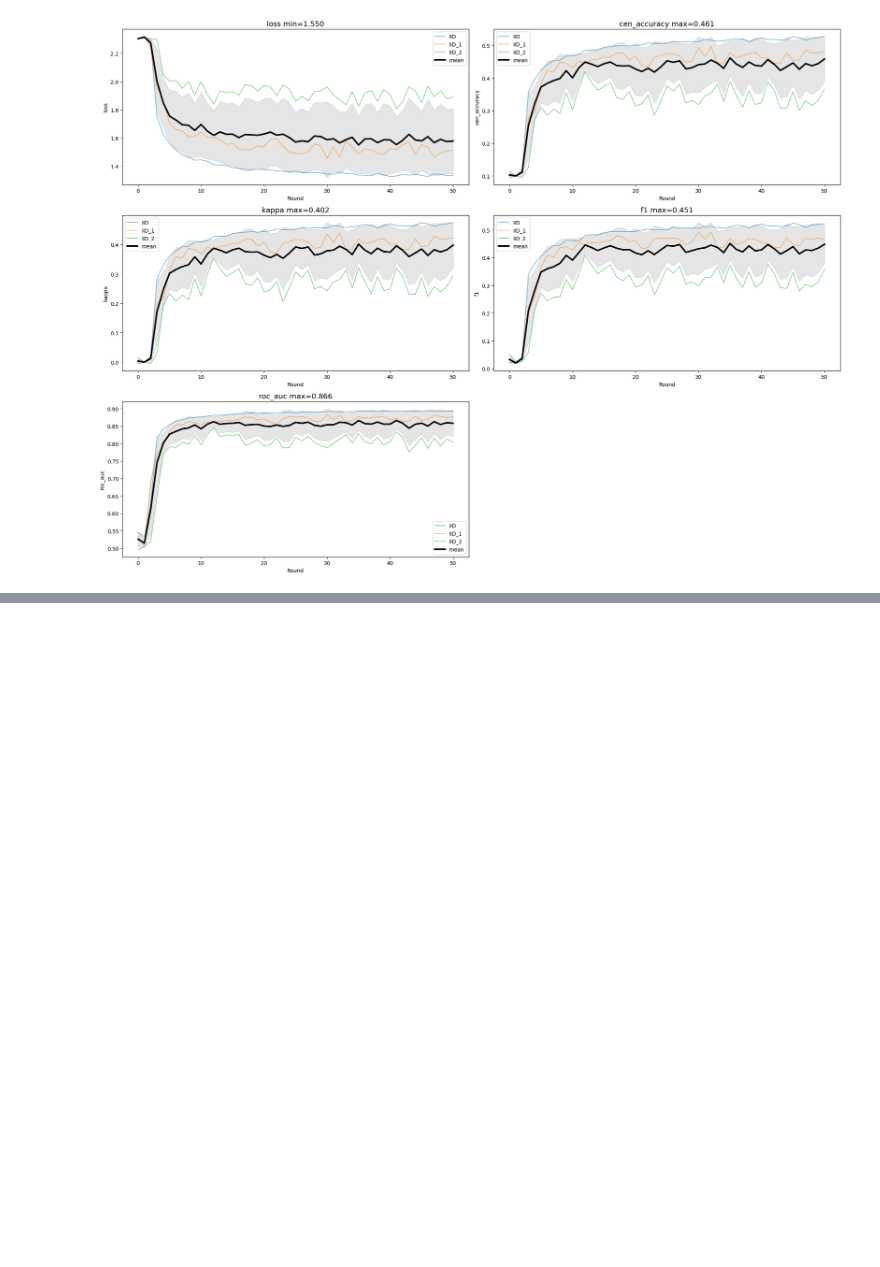
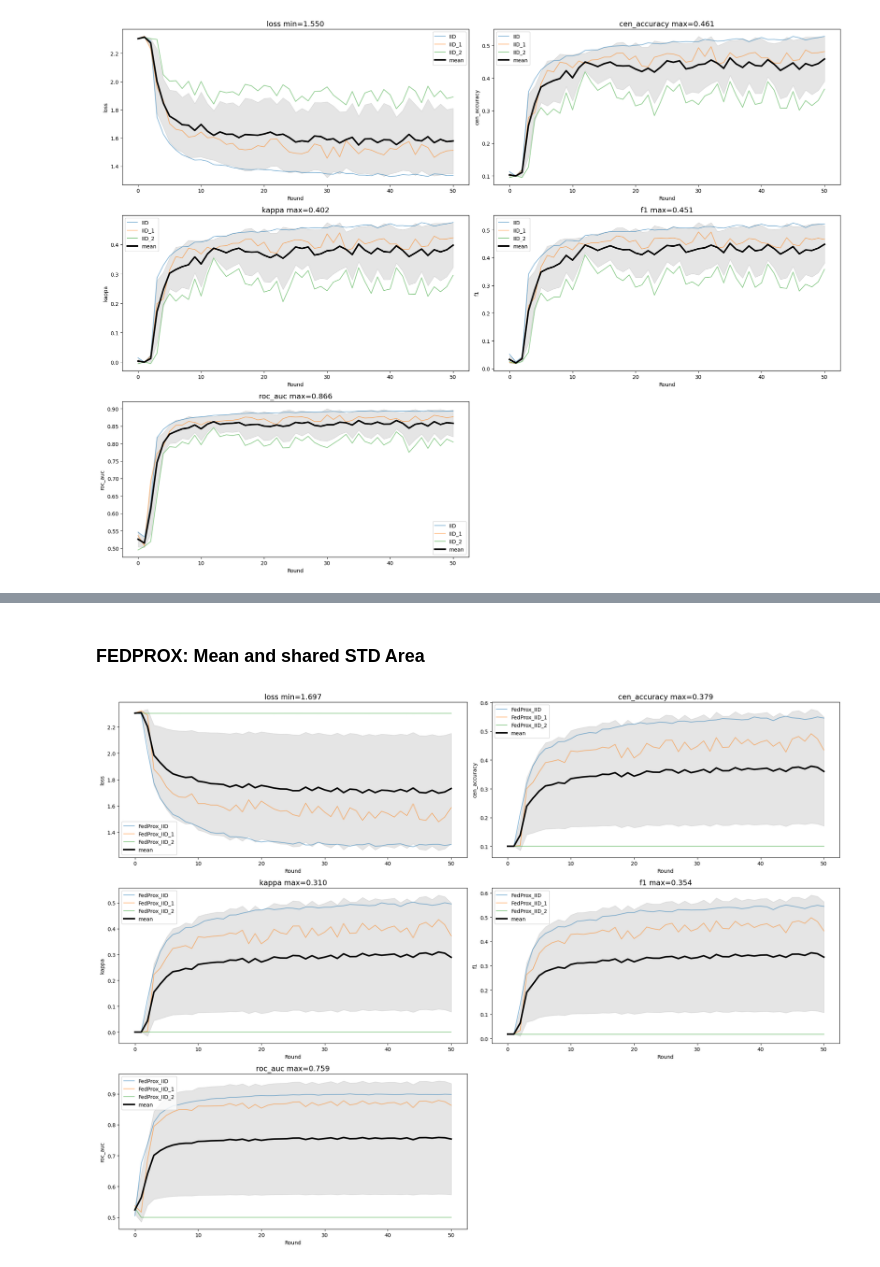
Before and after one commit to alhu22/Fedarated_learning, a Jupyter notebook: plots.ipynb, the cells around one changed output, grey strips where cells are left out. Cells and saved outputs as stored; diff of their text form; code cells hidden in the pictures; blank space fills up the shorter version.

```diff
--- a/plots.ipynb
+++ b/plots.ipynb
@@ -193,0 +278,6 @@ FileNotFoundError: [Errno 2] No such file or directory: 'NoneIID.json'
+# %% [markdown]
+### FEDPROX: Mean and shared STD Area
+# %%
+plot(["FedProx_IID", "FedProx_IID_1", "FedProx_IID_2"])
+# %% [output]
+[figure, added]
```
Also changed, not shown: parts of 6 cells of this notebook.
